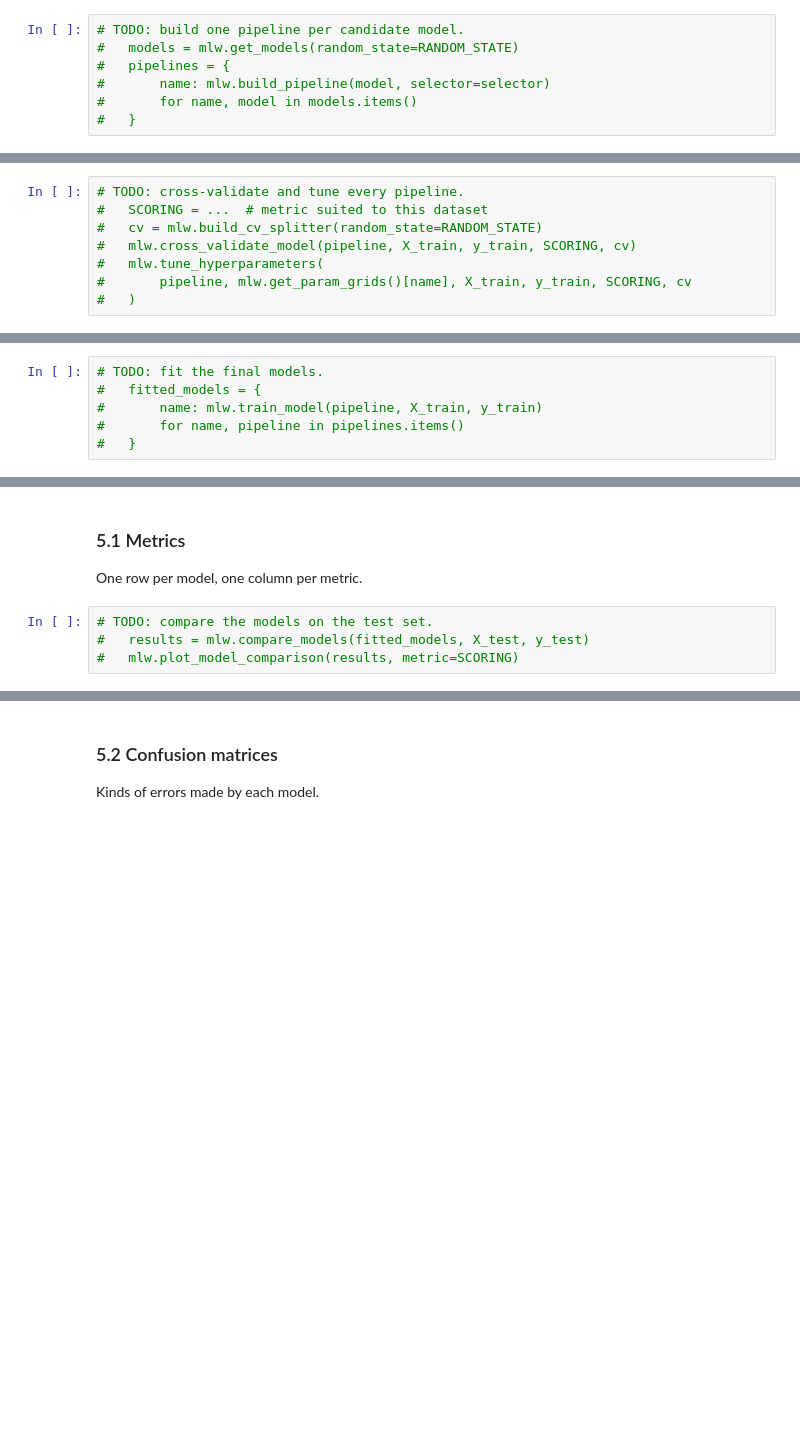
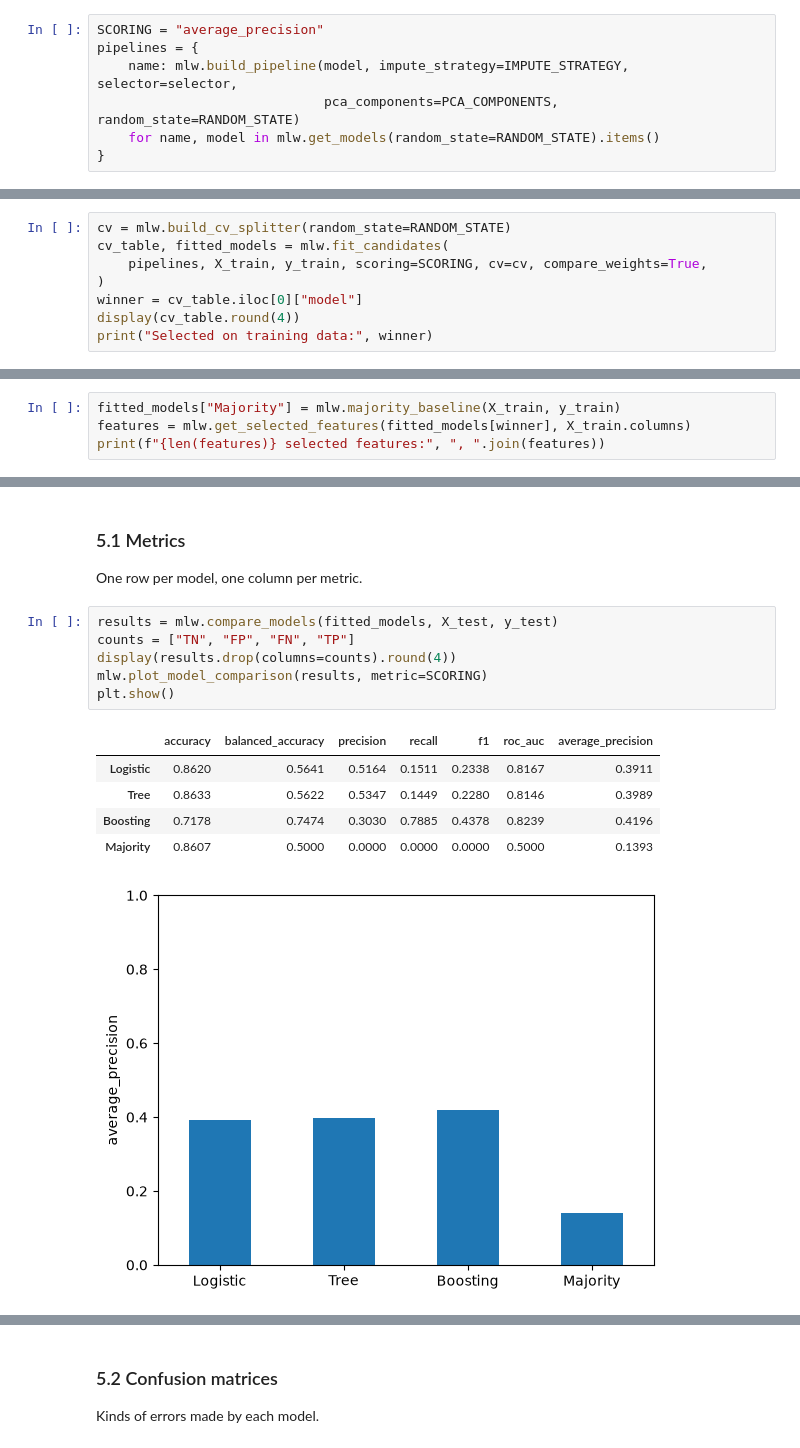
Before and after one commit to AmroBenramdane/Projet_ML, a Jupyter notebook: machine-learning-project copie/notebooks/dhi.ipynb, the cells around one changed output, grey strips where cells are left out. Drawn from its saved outputs; the diff is of its cells as text; blank space fills up the shorter version.

```diff
--- a/machine-learning-project copie/notebooks/dhi.ipynb
+++ b/machine-learning-project copie/notebooks/dhi.ipynb
@@ -260,8 +260,8 @@ Candidate classifiers, each wrapped in the same pipeline: imputation, scaling, f
 # %%
-# TODO: build one pipeline per candidate model.
-#   models = mlw.get_models(random_state=RANDOM_STATE)
-#   pipelines = {
-#       name: mlw.build_pipeline(model, selector=selector)
-#       for name, model in models.items()
-#   }
+SCORING = "average_precision"
+pipelines = {
+    name: mlw.build_pipeline(model, impute_strategy=IMPUTE_STRATEGY, selector=selector,
+                             pca_components=PCA_COMPONENTS, random_state=RANDOM_STATE)
+    for name, model in mlw.get_models(random_state=RANDOM_STATE).items()
+}
 # %% [markdown]
@@ -271,8 +271,8 @@ Compare the models on identical folds of the training set and tune their hyper-p
 # %%
-# TODO: cross-validate and tune every pipeline.
-#   SCORING = ...  # metric suited to this dataset
-#   cv = mlw.build_cv_splitter(random_state=RANDOM_STATE)
-#   mlw.cross_validate_model(pipeline, X_train, y_train, SCORING, cv)
-#   mlw.tune_hyperparameters(
-#       pipeline, mlw.get_param_grids()[name], X_train, y_train, SCORING, cv
-#   )
+cv = mlw.build_cv_splitter(random_state=RANDOM_STATE)
+cv_table, fitted_models = mlw.fit_candidates(
+    pipelines, X_train, y_train, scoring=SCORING, cv=cv, compare_weights=True,
+)
+winner = cv_table.iloc[0]["model"]
+display(cv_table.round(4))
+print("Selected on training data:", winner)
@@ -285,6 +300,4 @@ Fit each tuned pipeline on the whole training set.
 # %%
-# TODO: fit the final models.
-#   fitted_models = {
-#       name: mlw.train_model(pipeline, X_train, y_train)
-#       for name, pipeline in pipelines.items()
-#   }
+fitted_models["Majority"] = mlw.majority_baseline(X_train, y_train)
+features = mlw.get_selected_features(fitted_models[winner], X_train.columns)
+print(f"{len(features)} selected features:", ", ".join(features))
@@ -297,7 +312,16 @@ Performance of the final models on the test set, which they have never seen.
 
 One row per model, one column per metric.
 # %%
-# TODO: compare the models on the test set.
-#   results = mlw.compare_models(fitted_models, X_test, y_test)
-#   mlw.plot_model_comparison(results, metric=SCORING)
+results = mlw.compare_models(fitted_models, X_test, y_test)
+counts = ["TN", "FP", "FN", "TP"]
+display(results.drop(columns=counts).round(4))
+mlw.plot_model_comparison(results, metric=SCORING)
+plt.show()
+# %% [output]
+|  | accuracy | balanced_accuracy | precision | recall | f1 | roc_auc | average_precision |
+| Logistic | 0.8620 | 0.5641 | 0.5164 | 0.1511 | 0.2338 | 0.8167 | 0.3911 |
+| Tree | 0.8633 | 0.5622 | 0.5347 | 0.1449 | 0.2280 | 0.8146 | 0.3989 |
+| Boosting | 0.7178 | 0.7474 | 0.3030 | 0.7885 | 0.4378 | 0.8239 | 0.4196 |
+| Majority | 0.8607 | 0.5000 | 0.0000 | 0.0000 | 0.0000 | 0.5000 | 0.1393 |
+[figure, added]
 # %% [markdown]
```
Also changed, not shown: parts of 13 cells of this notebook, 4 other files.
